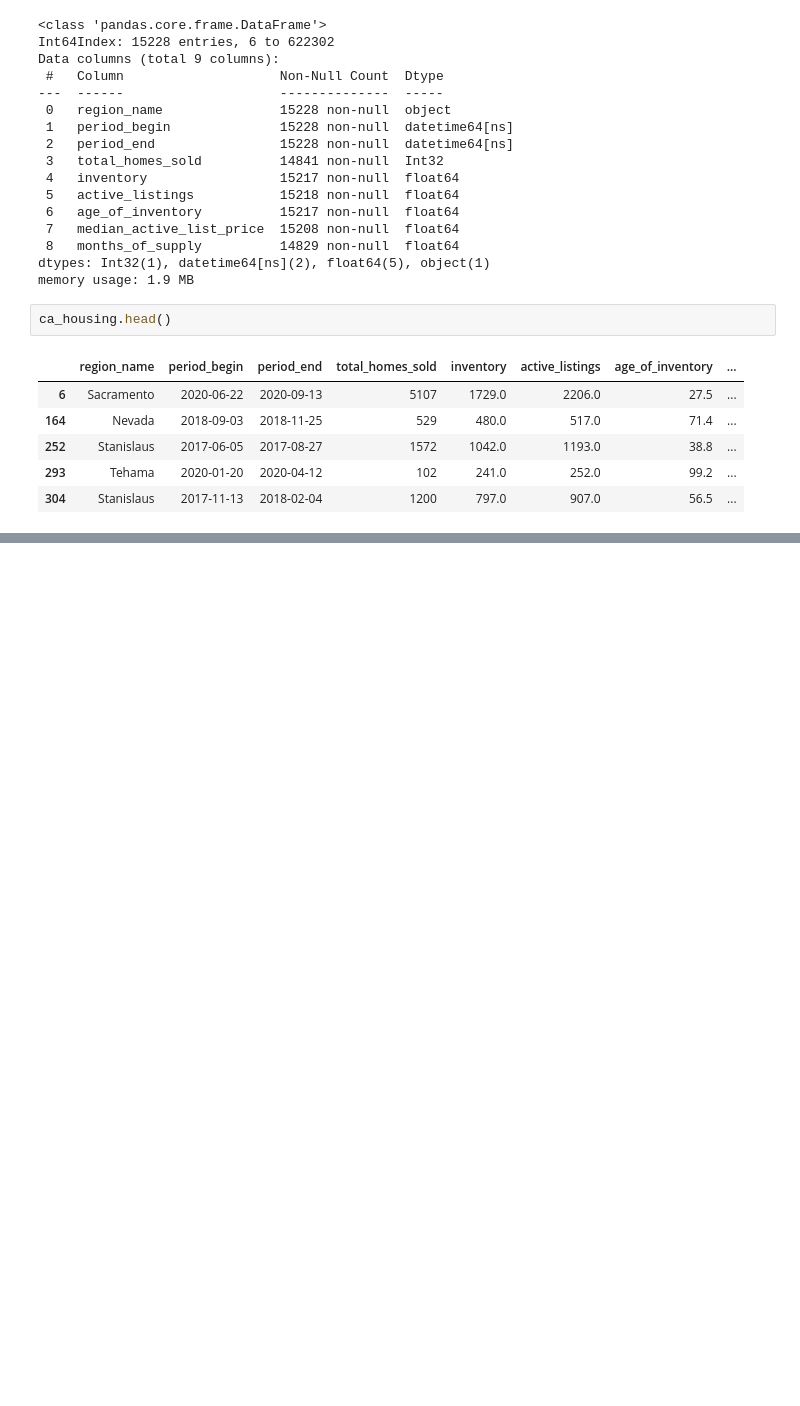
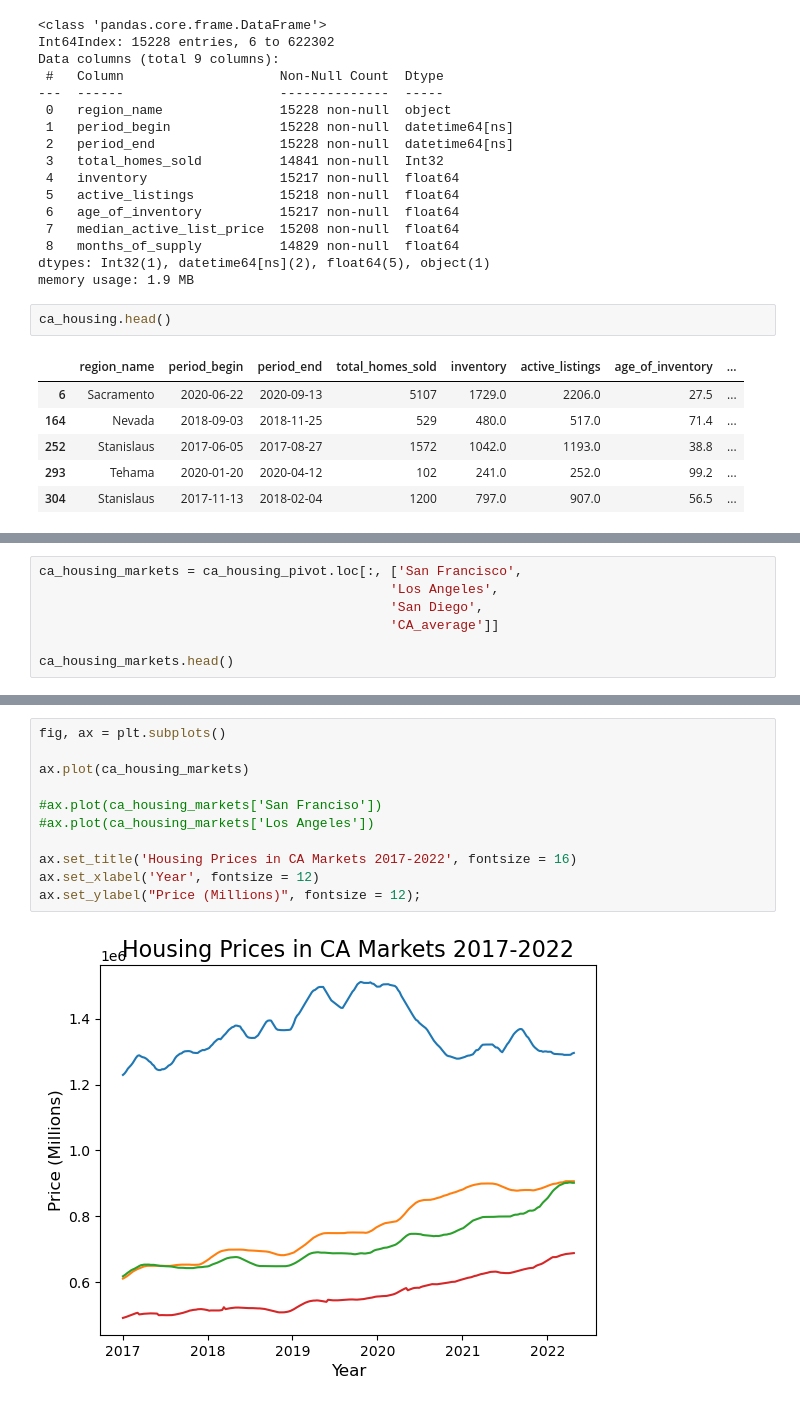
Before and after one commit to soslin/MatPlotLib_Seaborn_Practice, a Jupyter notebook: Matplotlib_formatting.ipynb, the cells around one changed output, grey strips where cells are left out. Cells and saved outputs as stored; diff of their text form; blank space fills up the shorter version.

```diff
--- a/Matplotlib_formatting.ipynb
+++ b/Matplotlib_formatting.ipynb
@@ -72,0 +94,7 @@ ca_housing.head()
+# %%
+ca_housing_markets = ca_housing_pivot.loc[:, ['San Francisco',
+                                             'Los Angeles',
+                                             'San Diego',
+                                             'CA_average']]
+
+ca_housing_markets.head()
@@ -72,0 +109,13 @@ ca_housing.head()
+# %%
+fig, ax = plt.subplots()
+
+ax.plot(ca_housing_markets)
+
+#ax.plot(ca_housing_markets['San Franciso'])
+#ax.plot(ca_housing_markets['Los Angeles'])
+
+ax.set_title('Housing Prices in CA Markets 2017-2022', fontsize = 16)
+ax.set_xlabel('Year', fontsize = 12)
+ax.set_ylabel("Price (Millions)", fontsize = 12);
+# %% [output]
+[figure, added]
```
Also changed, not shown: parts of 11 cells of this notebook.
